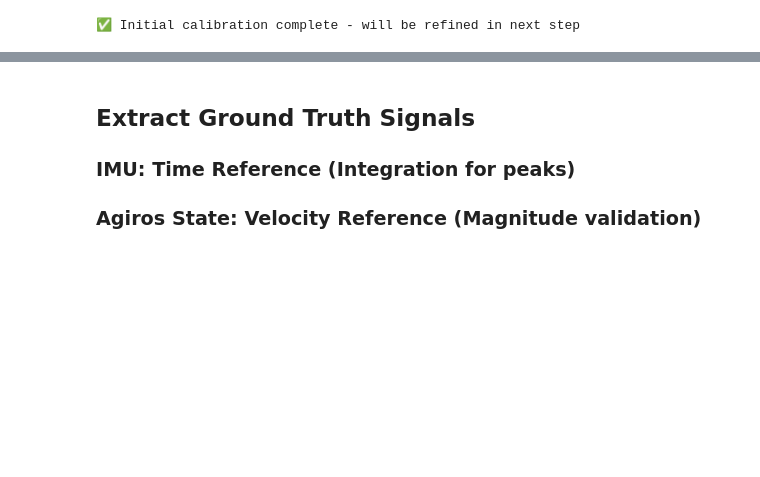
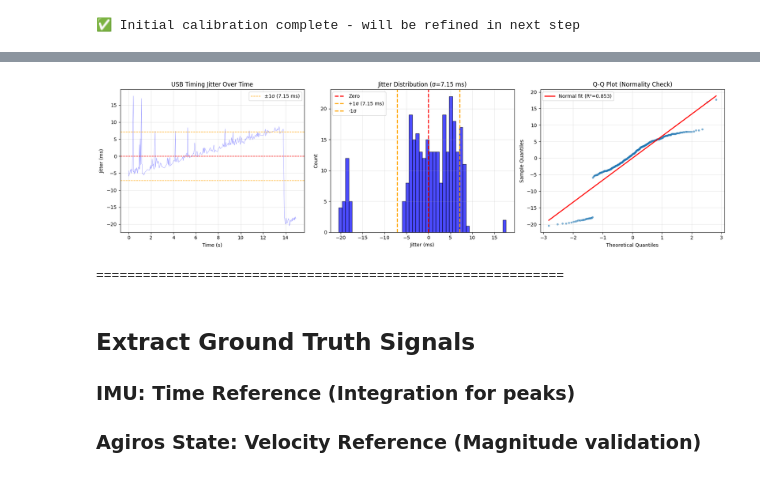
Before and after one commit to Dr1zz3l/radar-iwr6843-driver, a Jupyter notebook: analysis/notebooks/radar_imu_velocity_sync_cpu_corrected.ipynb, the cells around one changed output, grey strips where cells are left out. Drawn from its saved outputs; the diff is of its cells as text; code cells hidden in the pictures; blank space fills up the shorter version.

```diff
--- a/analysis/notebooks/radar_imu_velocity_sync_cpu_corrected.ipynb
+++ b/analysis/notebooks/radar_imu_velocity_sync_cpu_corrected.ipynb
@@ -397,0 +450,71 @@ STEP 1: INITIAL CPU CYCLE CALIBRATION
+# %%
+print("\n" + "="*60)
+print("USB JITTER CHARACTERIZATION")
+print("="*60)
+
+# The residuals from CPU cycle fit represent USB jitter + system noise
+usb_jitter_ms = residuals_init * 1000  # Convert to milliseconds
+
+# Statistics
+jitter_mean = np.mean(usb_jitter_ms)
+jitter_std = np.std(usb_jitter_ms)
+jitter_max = np.max(np.abs(usb_jitter_ms))
+jitter_p95 = np.percentile(np.abs(usb_jitter_ms), 95)
+
+print(f"\n=== USB Timing Jitter Statistics ===")
+print(f"  Mean:           {jitter_mean:>8.3f} ms (bias)")
+print(f"  Std Dev (σ):    {jitter_std:>8.3f} ms (jitter magnitude)")
+print(f"  Max absolute:   {jitter_max:>8.3f} ms (worst case)")
+print(f"  95th percentile:{jitter_p95:>8.3f} ms")
+
+# Compare to CPU cycle period at 200 MHz
+cpu_period_us = 1.0 / 200e6 * 1e6  # microseconds
+print(f"\n=== Context ===")
+print(f"  CPU clock period: {cpu_period_us:.3f} µs")
+print(f"  Jitter σ / CPU period: {jitter_std * 1000 / cpu_period_us:.0f}× CPU cycles")
+print(f"\n  Interpretation: USB jitter is ~{jitter_std:.1f} ms, which is")
+print(f"  much larger than radar CPU timing precision ({cpu_period_us:.3f} µs).")
+print(f"  This confirms USB is the bottleneck for ROS timestamps.")
+
+# Visualize jitter distribution
+fig, axes = plt.subplots(1, 3, figsize=(18, 5))
+
+# Plot 1: Time series of jitter
+axes[0].plot(radar_times_ros - radar_times_ros[0], usb_jitter_ms, 'b-', alpha=0.5, linewidth=0.5)
+axes[0].axhline(0, color='r', linestyle='--', linewidth=1)
+axes[0].axhline(jitter_std, color='orange', linestyle='--', linewidth=1, label=f'±1σ ({jitter_std:.2f} ms)')
+axes[0].axhline(-jitter_std, color='orange', linestyle='--', linewidth=1)
+axes[0].set_xlabel('Time (s)')
+axes[0].set_ylabel('Jitter (ms)')
+axes[0].set_title('USB Timing Jitter Over Time')
+axes[0].legend()
+axes[0].grid(True, alpha=0.3)
+
+# Plot 2: Histogram (detailed view)
+axes[1].hist(usb_jitter_ms, bins=50, alpha=0.7, edgecolor='black', color='blue')
+axes[1].axvline(0, color='r', linestyle='--', linewidth=2, label='Zero')
+axes[1].axvline(jitter_std, color='orange', linestyle='--', linewidth=2, label=f'+1σ ({jitter_std:.2f} ms)')
+axes[1].axvline(-jitter_std, color='orange', linestyle='--', linewidth=2, label=f'-1σ')
+axes[1].set_xlabel('Jitter (ms)')
+axes[1].set_ylabel('Count')
+axes[1].set_title(f'Jitter Distribution (σ={jitter_std:.2f} ms)')
+axes[1].legend()
+axes[1].grid(True, alpha=0.3)
+
+# Plot 3: Q-Q plot (check if Gaussian)
+from scipy import stats as sp_stats
+(quantiles, values), (slope_qq, intercept_qq, r_qq) = sp_stats.probplot(usb_jitter_ms, dist="norm", plot=None)
+axes[2].scatter(quantiles, values, alpha=0.5, s=10)
+axes[2].plot(quantiles, slope_qq * quantiles + intercept_qq, 'r-', linewidth=2,
+             label=f'Normal fit (R²={r_qq**2:.3f})')
+axes[2].set_xlabel('Theoretical Quantiles')
+axes[2].set_ylabel('Sample Quantiles')
+axes[2].set_title('Q-Q Plot (Normality Check)')
+axes[2].legend()
+axes[2].grid(True, alpha=0.3)
+
+plt.tight_layout()
+plt.show()
+
+print(f"\n{'='*60}")
+# %% [output]
@@ -398,3 +538,5 @@ STEP 1: INITIAL CPU CYCLE CALIBRATION
+[figure, added]
+============================================================
 # %% [markdown]
 ## Extract Ground Truth Signals
 
```
Also changed, not shown: parts of 8 cells of this notebook.
